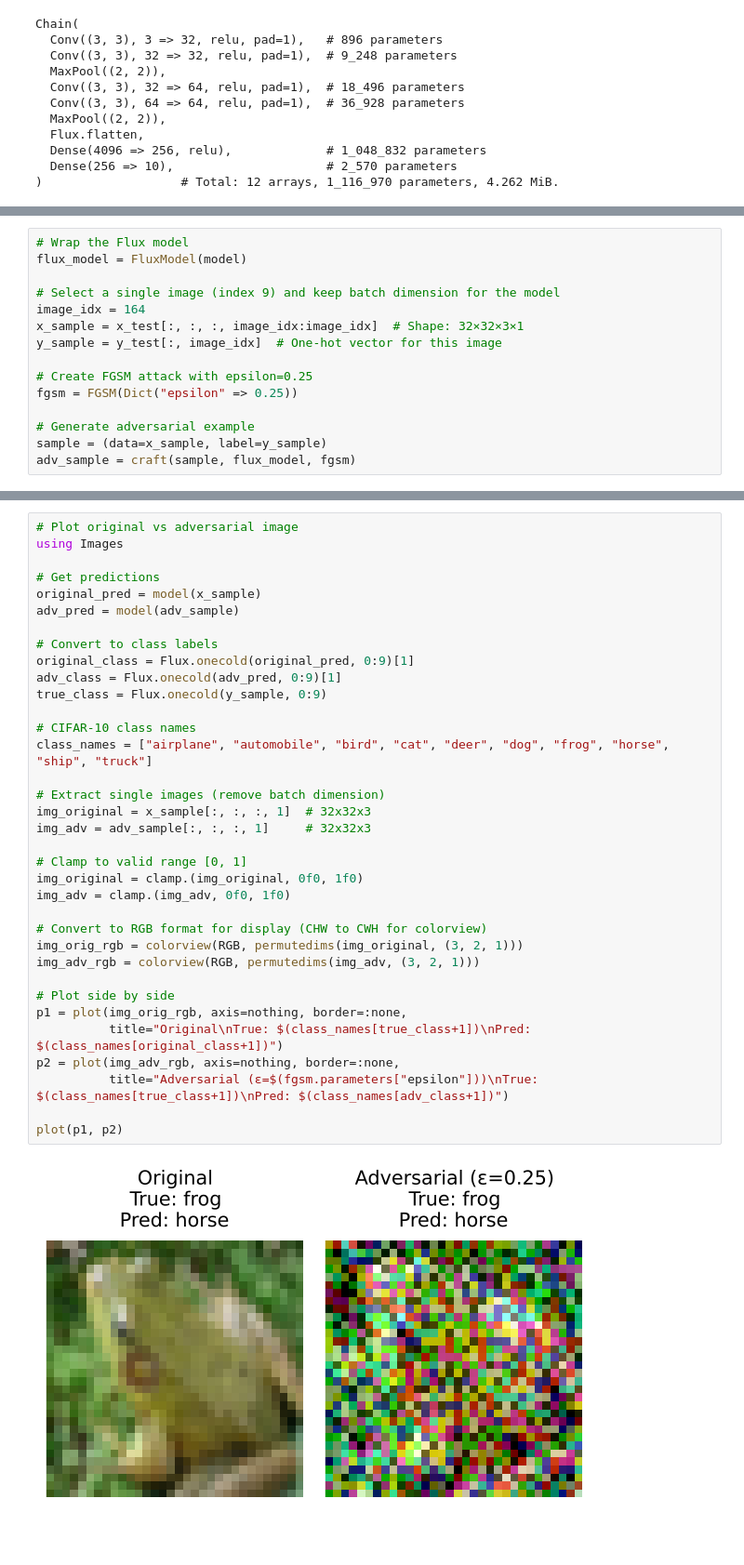
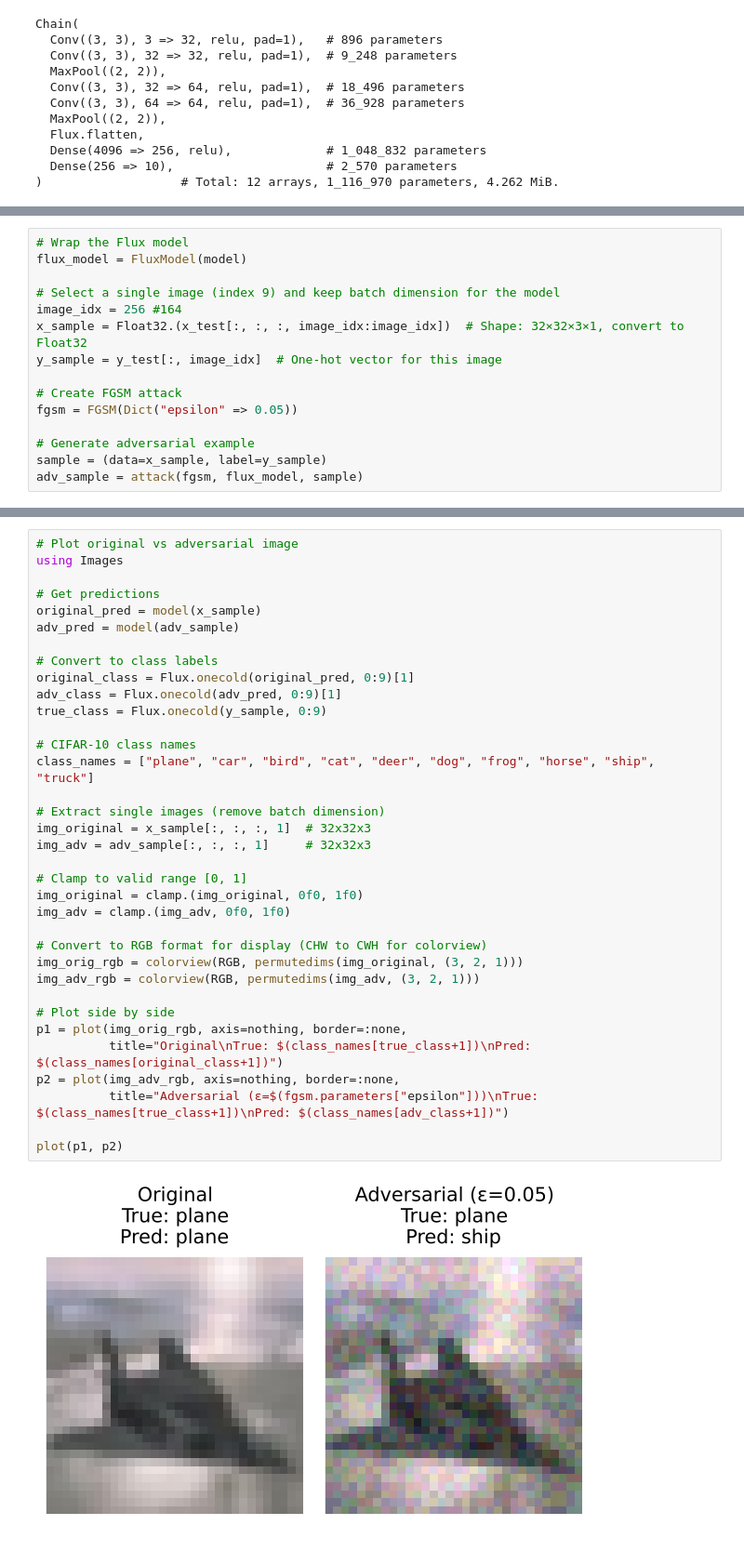
Before and after one commit to shnaky/AdversarialAttacks.jl, a Jupyter notebook: fgsm_test.ipynb, the cells around one changed output, grey strips where cells are left out. Shown at 93% size. Cells and saved outputs as stored; diff of their text form.

```diff
--- a/fgsm_test.ipynb
+++ b/fgsm_test.ipynb
@@ -125,16 +124,16 @@ if train_model
 flux_model = FluxModel(model)
 
 # Select a single image (index 9) and keep batch dimension for the model
-image_idx = 164
-x_sample = x_test[:, :, :, image_idx:image_idx]  # Shape: 32×32×3×1
+image_idx = 256 #164
+x_sample = Float32.(x_test[:, :, :, image_idx:image_idx])  # Shape: 32×32×3×1, convert to Float32
 y_sample = y_test[:, image_idx]  # One-hot vector for this image
 
-# Create FGSM attack with epsilon=0.25
-fgsm = FGSM(Dict("epsilon" => 0.25))
+# Create FGSM attack
+fgsm = FGSM(Dict("epsilon" => 0.05))
 
 # Generate adversarial example
 sample = (data=x_sample, label=y_sample)
-adv_sample = craft(sample, flux_model, fgsm)
+adv_sample = attack(fgsm, flux_model, sample)
 # %% [output]
 32×32×3×1 Array{Float64, 4}:
 [:, :, 1, 1] =
@@ -161,32 +160,32 @@ using Images
 original_pred = model(x_sample)
 adv_pred = model(adv_sample)
 
 # Convert to class labels
 original_class = Flux.onecold(original_pred, 0:9)[1]
 adv_class = Flux.onecold(adv_pred, 0:9)[1]
 true_class = Flux.onecold(y_sample, 0:9)
 
 # CIFAR-10 class names
-class_names = ["airplane", "automobile", "bird", "cat", "deer", "dog", "frog", "horse", "ship", "truck"]
+class_names = ["plane", "car", "bird", "cat", "deer", "dog", "frog", "horse", "ship", "truck"]
 
 # Extract single images (remove batch dimension)
 img_original = x_sample[:, :, :, 1]  # 32x32x3
 img_adv = adv_sample[:, :, :, 1]     # 32x32x3
 
 # Clamp to valid range [0, 1]
 img_original = clamp.(img_original, 0f0, 1f0)
 img_adv = clamp.(img_adv, 0f0, 1f0)
 
 # Convert to RGB format for display (CHW to CWH for colorview)
 img_orig_rgb = colorview(RGB, permutedims(img_original, (3, 2, 1)))
 img_adv_rgb = colorview(RGB, permutedims(img_adv, (3, 2, 1)))
 
 # Plot side by side
 p1 = plot(img_orig_rgb, axis=nothing, border=:none,
           title="Original\nTrue: $(class_names[true_class+1])\nPred: $(class_names[original_class+1])")
 p2 = plot(img_adv_rgb, axis=nothing, border=:none,
           title="Adversarial (ε=$(fgsm.parameters["epsilon"]))\nTrue: $(class_names[true_class+1])\nPred: $(class_names[adv_class+1])")
 
 plot(p1, p2)
 # %% [output]
-[figure, old version]
+[figure, new version]
```
Also changed, not shown: parts of 3 cells of this notebook, 2 other files.
